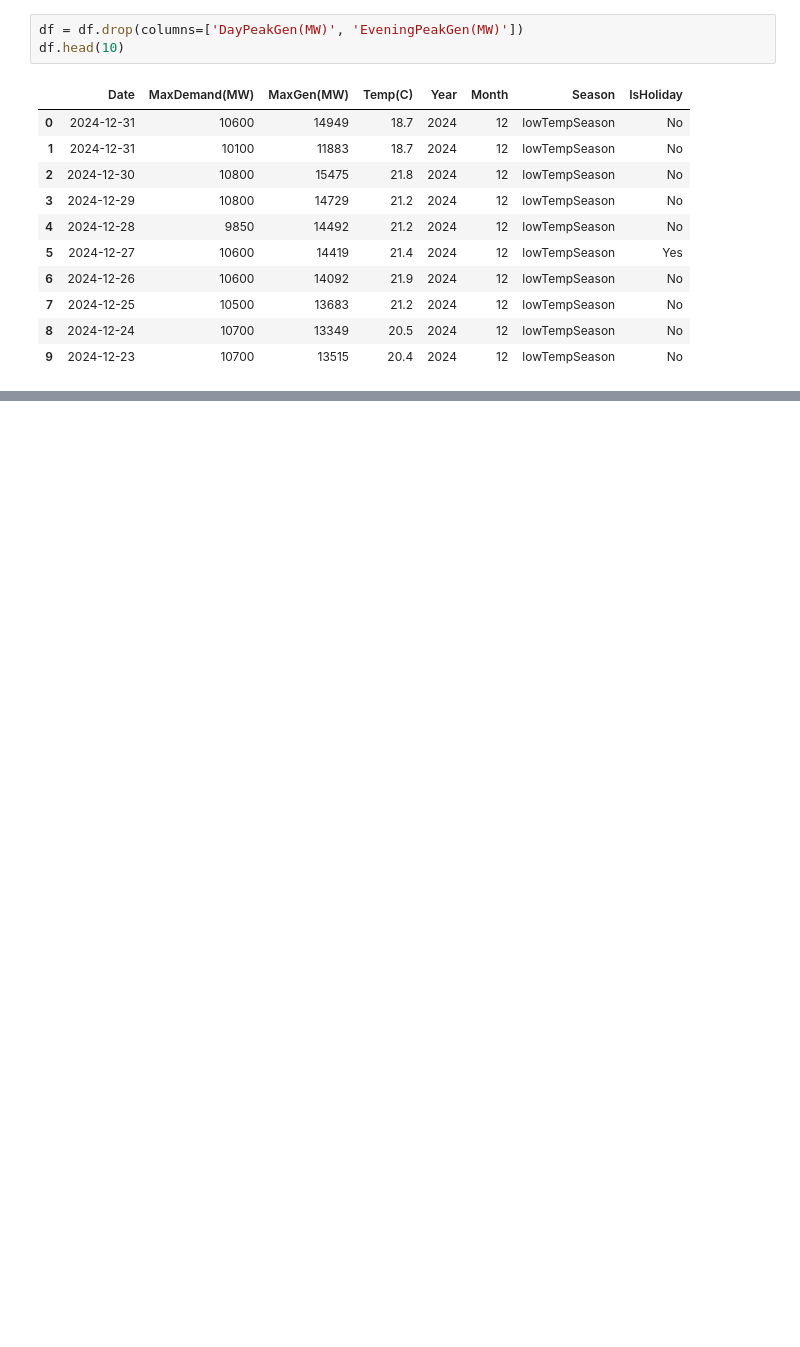
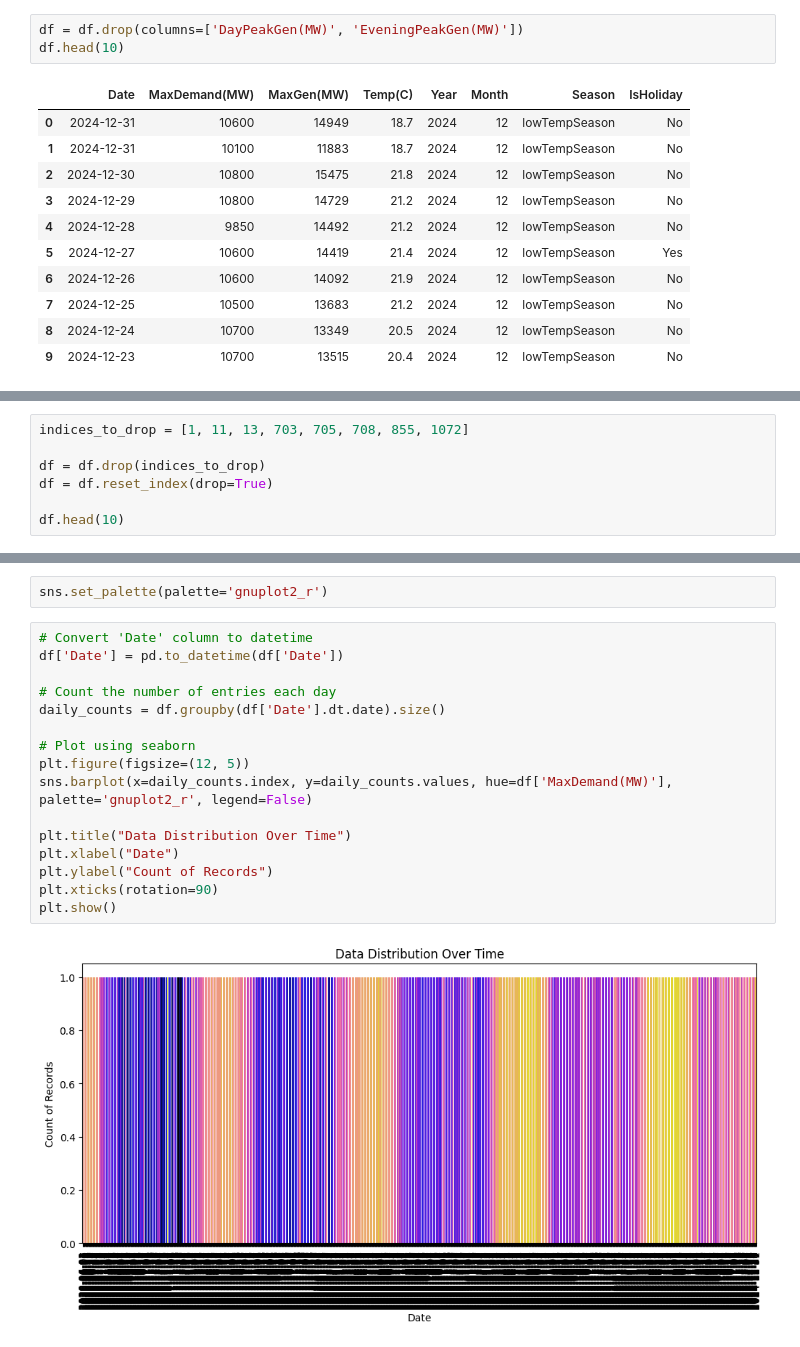
Before and after one commit to rajin-khan/GridGenius, a Jupyter notebook: Collection/EDA5.ipynb, the cells around one changed output, grey strips where cells are left out. Cells and saved outputs as stored; diff of their text form; blank space fills up the shorter version.

```diff
--- a/Collection/EDA5.ipynb
+++ b/Collection/EDA5.ipynb
@@ -35,0 +156,7 @@ df.head(10)
+# %%
+indices_to_drop = [1, 11, 13, 703, 705, 708, 855, 1072]
+
+df = df.drop(indices_to_drop)
+df = df.reset_index(drop=True)
+
+df.head(10)
@@ -35,0 +175,20 @@ df.head(10)
+# %%
+sns.set_palette(palette='gnuplot2_r')
+# %%
+# Convert 'Date' column to datetime
+df['Date'] = pd.to_datetime(df['Date'])
+
+# Count the number of entries each day
+daily_counts = df.groupby(df['Date'].dt.date).size()
+
+# Plot using seaborn
+plt.figure(figsize=(12, 5))
+sns.barplot(x=daily_counts.index, y=daily_counts.values, hue=df['MaxDemand(MW)'], palette='gnuplot2_r', legend=False)
+
+plt.title("Data Distribution Over Time")
+plt.xlabel("Date")
+plt.ylabel("Count of Records")
+plt.xticks(rotation=90)
+plt.show()
+# %% [output]
+[figure, added]
```
Also changed, not shown: parts of 25 cells of this notebook, 1 other file.
